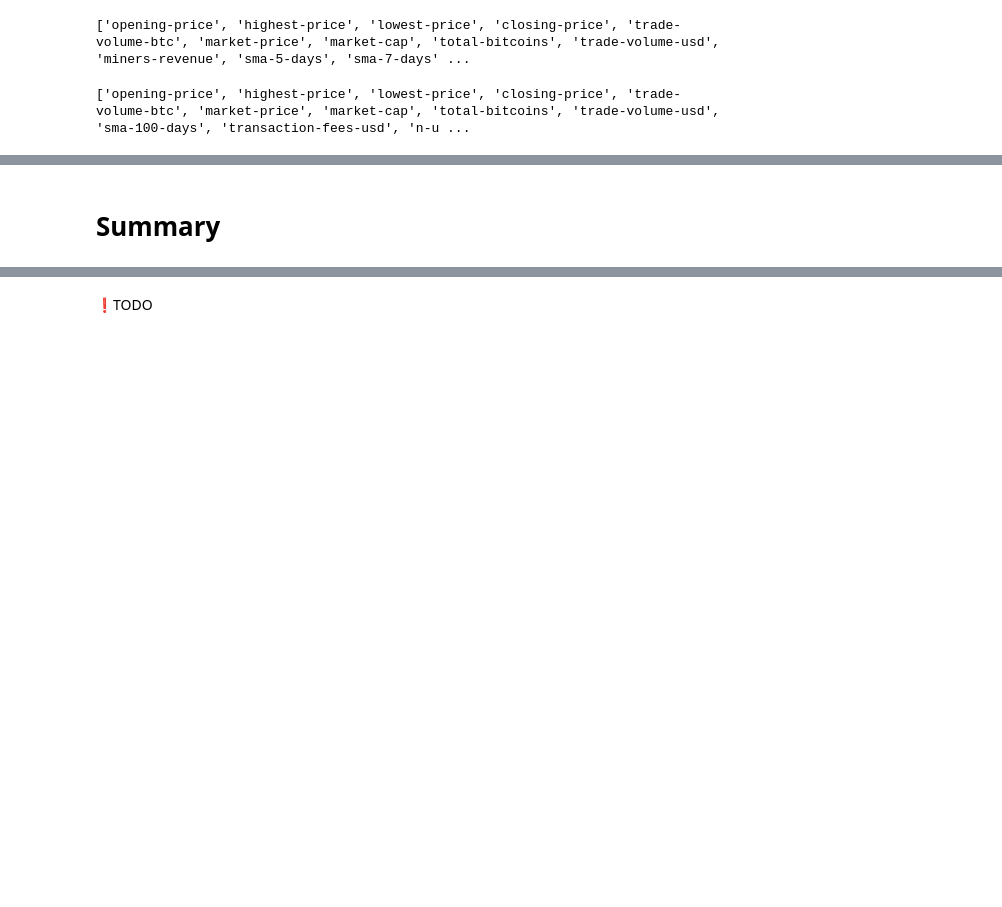
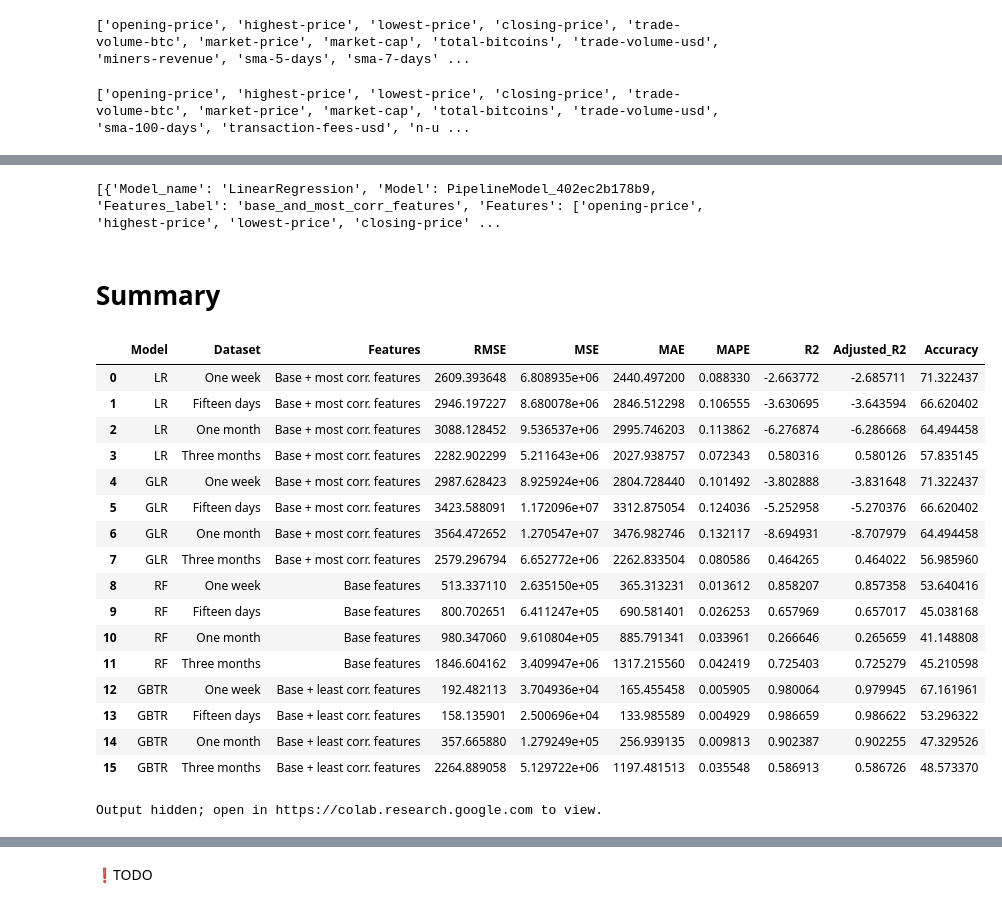
Before and after one commit to CorsiDanilo/bitcoin-price-prediction-with-pyspark, a Jupyter notebook: notebooks/6-final-scores.ipynb, the cells around one changed output, grey strips where cells are left out. Saved outputs shown, nothing was run; the diff lists cells and outputs as text; code cells hidden in the pictures; blank space fills up the shorter version.

Commit message:
Fixing last notebook and utilities files

```diff
--- a/notebooks/6-final-scores.ipynb
+++ b/notebooks/6-final-scores.ipynb
@@ -230,5 +207,5 @@ train_valid_accuracy = final_scores_utilities.dataset_fine_tuning(train_valid_ac
 # %%
-train_valid_results = final_scores_utilities.dataset_fine_tuning(train_valid_results, 'results')
+train_valid_results = final_scores_utilities.train_valid_dataset_fine_tuning(train_valid_results, 'results')
 train_valid_results
 # %% [output]
 |  | Model | Type | Dataset | Splitting | Features | Parameters | RMSE | MSE | MAE | MAPE | ... |
@@ -249,7 +226,7 @@ train_valid_results
 | 22 | GBTR | Default | valid | Single split | Base + least corr. features | [20, 5, 0.1, 42] | 201.127786 | 4.045239e+04 | 176.246971 | 0.005960 | ... |
 | 23 | GBTR | Tuned | valid | Single split | Base + least corr. features | [3, 5, 0.3, 42] | 181.871695 | 3.307731e+04 | 151.631595 | 0.005134 | ... |
 # %%
-train_valid_accuracy = final_scores_utilities.dataset_fine_tuning(train_valid_accuracy, 'accuracy')
+train_valid_accuracy = final_scores_utilities.train_valid_dataset_fine_tuning(train_valid_accuracy, 'accuracy')
 train_valid_accuracy
 # %% [output]
 |  | Model | Features | Splitting | Accuracy (default) | Accuracy (tuned) |
@@ -442,2 +316,14 @@ KeyError: ignored
+# %%
+# Group models and features
+features_list = [BASE_FEATURES, BASE_AND_MOST_CORR_FEATURES, BASE_AND_LEAST_CORR_FEATURES]
+models_list = [lr, glr, rf, gbtr]
+
+# Get model parameters
+model_params_list = final_scores_utilities.get_model_parameters(train_valid_results_raw, models_list, features_list)
+print(model_params_list)
+# %% [output]
+[{'Model_name': 'LinearRegression', 'Model': PipelineModel_402ec2b178b9, 'Features_label': 'base_and_most_corr_features', 'Features': ['opening-price', 'highest-price', 'lowest-price', 'closing-price' ...
+# %%
+final_test_results_raw, predictions_df = final_scores_utilities.models_testing(datasets_list, model_params_list)
 # %% [markdown]
 # Summary
@@ -495,0 +330,38 @@ final_scores_utilities.test_bar_plot(final_test_results_grouped, colors, 'Model'
+# %%
+final_test_results = final_scores_utilities.test_dataset_fine_tuning(final_test_results_raw.copy())
+final_test_results
+# %% [output]
+|  | Model | Dataset | Features | RMSE | MSE | MAE | MAPE | R2 | Adjusted_R2 | Accuracy |
+| 0 | LR | One week | Base + most corr. features | 2609.393648 | 6.808935e+06 | 2440.497200 | 0.088330 | -2.663772 | -2.685711 | 71.322437 |
+| 1 | LR | Fifteen days | Base + most corr. features | 2946.197227 | 8.680078e+06 | 2846.512298 | 0.106555 | -3.630695 | -3.643594 | 66.620402 |
+| 2 | LR | One month | Base + most corr. features | 3088.128452 | 9.536537e+06 | 2995.746203 | 0.113862 | -6.276874 | -6.286668 | 64.494458 |
+| 3 | LR | Three months | Base + most corr. features | 2282.902299 | 5.211643e+06 | 2027.938757 | 0.072343 | 0.580316 | 0.580126 | 57.835145 |
+| 4 | GLR | One week | Base + most corr. features | 2987.628423 | 8.925924e+06 | 2804.728440 | 0.101492 | -3.802888 | -3.831648 | 71.322437 |
+| 5 | GLR | Fifteen days | Base + most corr. features | 3423.588091 | 1.172096e+07 | 3312.875054 | 0.124036 | -5.252958 | -5.270376 | 66.620402 |
+| 6 | GLR | One month | Base + most corr. features | 3564.472652 | 1.270547e+07 | 3476.982746 | 0.132117 | -8.694931 | -8.707979 | 64.494458 |
+| 7 | GLR | Three months | Base + most corr. features | 2579.296794 | 6.652772e+06 | 2262.833504 | 0.080586 | 0.464265 | 0.464022 | 56.985960 |
+| 8 | RF | One week | Base features | 513.337110 | 2.635150e+05 | 365.313231 | 0.013612 | 0.858207 | 0.857358 | 53.640416 |
+| 9 | RF | Fifteen days | Base features | 800.702651 | 6.411247e+05 | 690.581401 | 0.026253 | 0.657969 | 0.657017 | 45.038168 |
+| 10 | RF | One month | Base features | 980.347060 | 9.610804e+05 | 885.791341 | 0.033961 | 0.266646 | 0.265659 | 41.148808 |
+| 11 | RF | Three months | Base features | 1846.604162 | 3.409947e+06 | 1317.215560 | 0.042419 | 0.725403 | 0.725279 | 45.210598 |
+| 12 | GBTR | One week | Base + least corr. features | 192.482113 | 3.704936e+04 | 165.455458 | 0.005905 | 0.980064 | 0.979945 | 67.161961 |
+| 13 | GBTR | Fifteen days | Base + least corr. features | 158.135901 | 2.500696e+04 | 133.985589 | 0.004929 | 0.986659 | 0.986622 | 53.296322 |
+| 14 | GBTR | One month | Base + least corr. features | 357.665880 | 1.279249e+05 | 256.939135 | 0.009813 | 0.902387 | 0.902255 | 47.329526 |
+| 15 | GBTR | Three months | Base + least corr. features | 2264.889058 | 5.129722e+06 | 1197.481513 | 0.035548 | 0.586913 | 0.586726 | 48.573370 |
+# %%
+datasets_name_raw_list = ["one_week", "fifteen_days", "one_month", "three_months"]
+datasets_name_list = ['One week', 'Fifteen days', 'One month', 'Three months']
+models_name_list = ['LR', 'GLR', 'RF', 'GBTR']
+
+# For each dataset type, it displays the predicitons of each model
+for i, data in enumerate(datasets_list):
+    predictions_to_show = predictions_df[predictions_df['Dataset'] == datasets_name_raw_list[i]]
+
+    lr_predictions = predictions_to_show[predictions_to_show['Model'] == LR_MODEL_NAME]
+    glr_predictions = predictions_to_show[predictions_to_show['Model'] == GLR_MODEL_NAME]
+    rf_predictions = predictions_to_show[predictions_to_show['Model'] == RF_MODEL_NAME]
+    gbtr_predictions = predictions_to_show[predictions_to_show['Model'] == GBTR_MODEL_NAME]
+
+    final_scores_utilities.show_results(data.toPandas(), models_name_list[0], lr_predictions, models_name_list[1], glr_predictions, models_name_list[2], rf_predictions, models_name_list[3], gbtr_predictions, datasets_name_list[i] + " predictions")
+# %% [output]
+Output hidden; open in https://colab.research.google.com to view.
```
Also changed, not shown: parts of 19 cells of this notebook, 5 other files.
